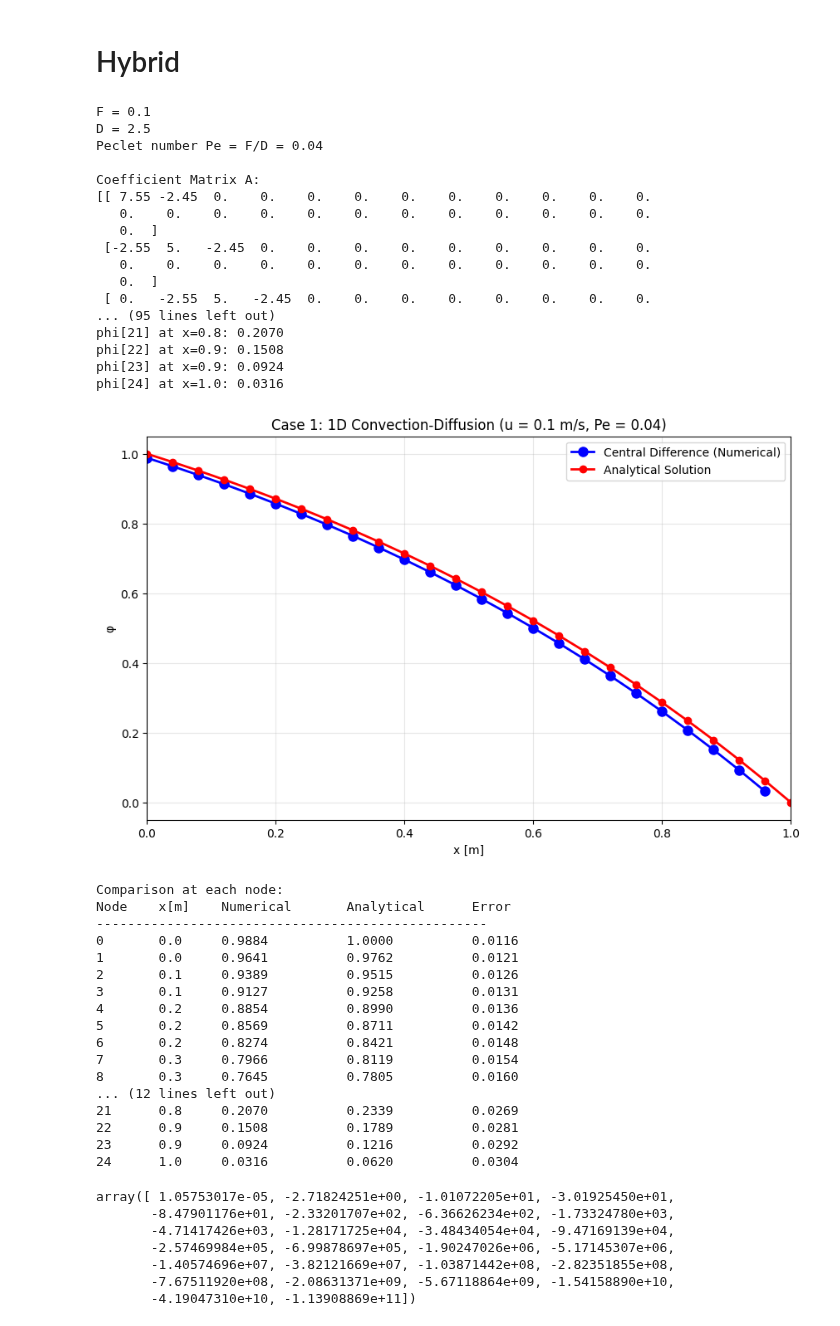
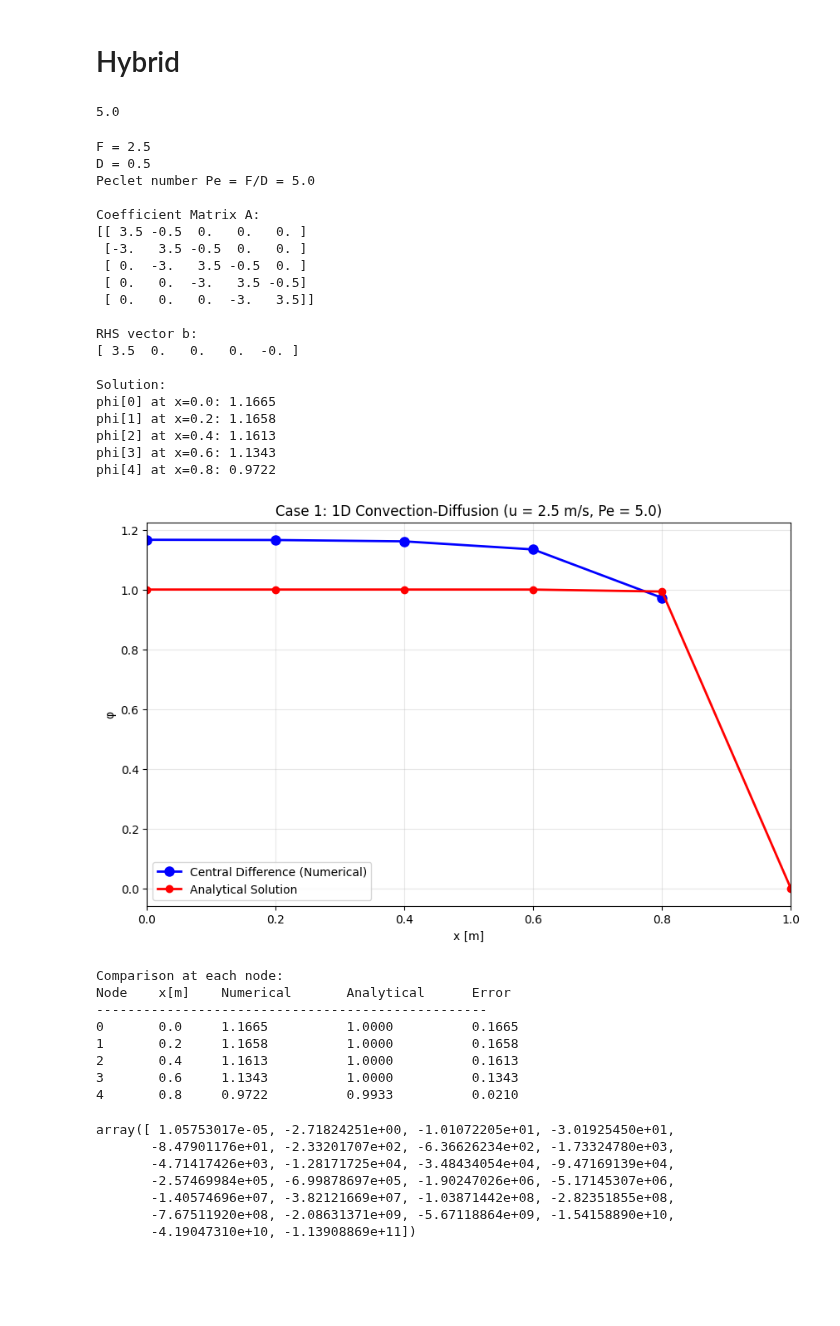
Before and after one commit to Mafaz03/Computational-Fluid-Dynamics, a Jupyter notebook: 1D Convection DIffusion CD.ipynb, the cells around one changed output. Cells and saved outputs as stored; diff of their text form; code cells hidden in the pictures; blank space fills up the shorter version.

```diff
--- a/1D Convection DIffusion CD.ipynb
+++ b/1D Convection DIffusion CD.ipynb
@@ -386,15 +386,19 @@ Node    x[m]    Numerical       Analytical      Error
 4       0.8     0.9722          0.9933          0.0210
 # %% [markdown]
 # Hybrid
+# %%
+F/D
+# %% [output]
+5.0
 # %%
 # Physical parameters
 L = 1.0          # domain length [m]
-N = 25            # number of cells
+N = 5            # number of cells
 dx = L / N       # dx = 0.2 m
 x_nodes = np.linspace(0, L, N+1)  # 6 nodes (0 to 5)
 
 # Case 1 parameters
-u = 1          # velocity [m/s]
+u = 2.5          # velocity [m/s]
 rho = 1.0        # density [kg/m^3]
 Gamma = 0.1      # diffusion coefficient [m^2/s]
 
@@ -444,7 +448,7 @@ if Pe < 2: # C-D
     # Node 5
     A[N-1, N-2] = -(D + F/2)  # aW = D + F/2, negative on LHS
     A[N-1, N-1] = (D + F/2) + (2*D - F)    # aP = aE - -Sp
-    b[N-1] = (2*D - F) * phi_B  # Su = (2D - F) * phi_B
+    b[N-1] = (2*D - F) * phi_B             # Su = (2D - F) * phi_B
 else: # Hybrid
     # Node 5
     A[N-1, N-2] = -(D + F)
@@ -469,66 +473,60 @@ Pe = F * L / D
 x_ana = np.linspace(0, L, N+1)  # replace N+1 with your number of nodes
 
 exp_term = np.exp(rho * u * x_ana / Gamma)
 exp_term_L = np.exp(rho * u * L / Gamma)
 
 phi_ana = phi_A + ((exp_term - 1) / (exp_term_L - 1)) * (phi_B - phi_A)
 
 
 # Plot results
 plt.figure(figsize=(10, 6))
 plt.plot(x_nodes[:N], phi_internal, 'bo-', linewidth=2, markersize=8, label='Central Difference (Numerical)')
 plt.plot(x_ana, phi_ana, 'ro-', linewidth=2, label='Analytical Solution')
 plt.xlabel('x [m]')
 plt.ylabel('φ')
 plt.title(f'Case 1: 1D Convection-Diffusion (u = {u} m/s, Pe = {F/D})')
 plt.legend()
 plt.grid(True, alpha=0.3)
 plt.xlim(0, 1)
 plt.show()
 
 # Print comparison
 print(f"\nComparison at each node:")
 print("Node\tx[m]\tNumerical\tAnalytical\tError")
 print("-" * 50)
 for i in range(len(phi_internal)):
     error = abs(phi_internal[i] - phi_ana[i])
     print(f"{i}\t{i*dx:.1f}\t{phi_internal[i]:.4f}\t\t{phi_ana[i]:.4f}\t\t{error:.4f}")
 # %% [output]
-F = 0.1
-D = 2.5
-Peclet number Pe = F/D = 0.04
+F = 2.5
+D = 0.5
+Peclet number Pe = F/D = 5.0
 
 Coefficient Matrix A:
-[[ 7.55 -2.45  0.    0.    0.    0.    0.    0.    0.    0.    0.    0.
-   0.    0.    0.    0.    0.    0.    0.    0.    0.    0.    0.    0.
-   0.  ]
- [-2.55  5.   -2.45  0.    0.    0.    0.    0.    0.    0.    0.    0.
-   0.    0.    0.    0.    0.    0.    0.    0.    0.    0.    0.    0.
-   0.  ]
- [ 0.   -2.55  5.   -2.45  0.    0.    0.    0.    0.    0.    0.    0.
-... (95 lines left out)
-phi[21] at x=0.8: 0.2070
-phi[22] at x=0.9: 0.1508
-phi[23] at x=0.9: 0.0924
-phi[24] at x=1.0: 0.0316
+[[ 3.5 -0.5  0.   0.   0. ]
+ [-3.   3.5 -0.5  0.   0. ]
+ [ 0.  -3.   3.5 -0.5  0. ]
+ [ 0.   0.  -3.   3.5 -0.5]
+ [ 0.   0.   0.  -3.   3.5]]
+
+RHS vector b:
+[ 3.5  0.   0.   0.  -0. ]
+
+Solution:
+phi[0] at x=0.0: 1.1665
+phi[1] at x=0.2: 1.1658
+phi[2] at x=0.4: 1.1613
+phi[3] at x=0.6: 1.1343
+phi[4] at x=0.8: 0.9722
-[figure, old version]
+[figure, new version]
 Comparison at each node:
 Node    x[m]    Numerical       Analytical      Error
 --------------------------------------------------
-0       0.0     0.9884          1.0000          0.0116
-1       0.0     0.9641          0.9762          0.0121
-2       0.1     0.9389          0.9515          0.0126
-3       0.1     0.9127          0.9258          0.0131
-4       0.2     0.8854          0.8990          0.0136
-5       0.2     0.8569          0.8711          0.0142
-6       0.2     0.8274          0.8421          0.0148
-7       0.3     0.7966          0.8119          0.0154
-8       0.3     0.7645          0.7805          0.0160
-... (12 lines left out)
-21      0.8     0.2070          0.2339          0.0269
-22      0.9     0.1508          0.1789          0.0281
-23      0.9     0.0924          0.1216          0.0292
-24      1.0     0.0316          0.0620          0.0304
+0       0.0     1.1665          1.0000          0.1665
+1       0.2     1.1658          1.0000          0.1658
+2       0.4     1.1613          1.0000          0.1613
+3       0.6     1.1343          1.0000          0.1343
+4       0.8     0.9722          0.9933          0.0210
 # %%
 x_ana
 # %% [output]
```
